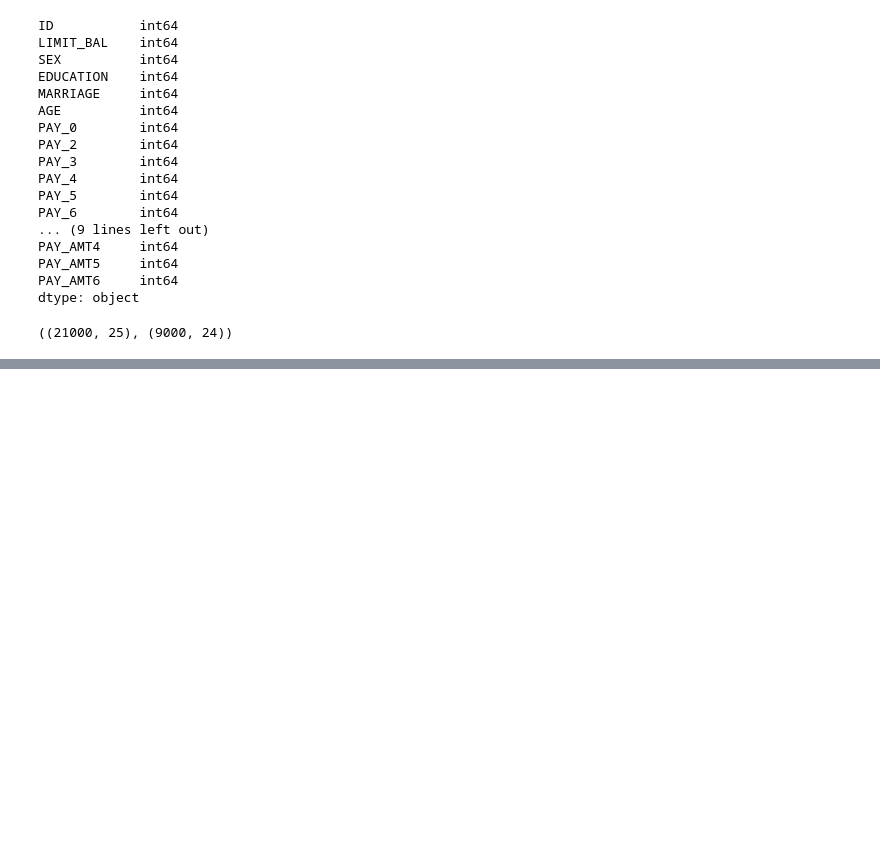
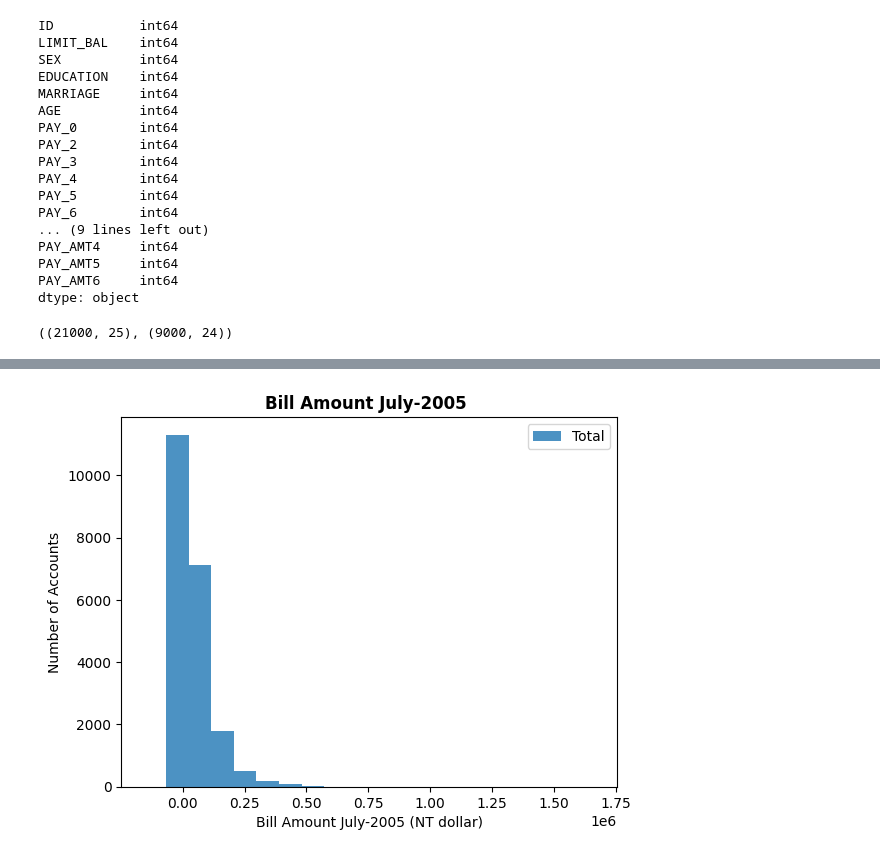
Before and after one commit to DeeeTeeee/machinelearning, a Jupyter notebook: Credit_Card_PredictionModel.ipynb, the cells around one changed output, grey strips where cells are left out. Drawn from its saved outputs; the diff is of its cells as text; code cells hidden in the pictures; blank space fills up the shorter version.

```diff
--- a/Credit_Card_PredictionModel.ipynb
+++ b/Credit_Card_PredictionModel.ipynb
@@ -123,0 +803,10 @@ test_df.head()
+# %%
+bins = 20
+plt.hist(final_train_df.BILL_AMT3, bins = bins, label = 'Total', alpha=0.8)
+
+plt.xlabel('Bill Amount July-2005 (NT dollar)');plt.ylabel('Number of Accounts')
+plt.title('Bill Amount July-2005 ',fontweight="bold", size=12)
+plt.legend();
+plt.show()
+# %% [output]
+[figure, added]
```
Also changed, not shown: parts of 235 cells of this notebook.
